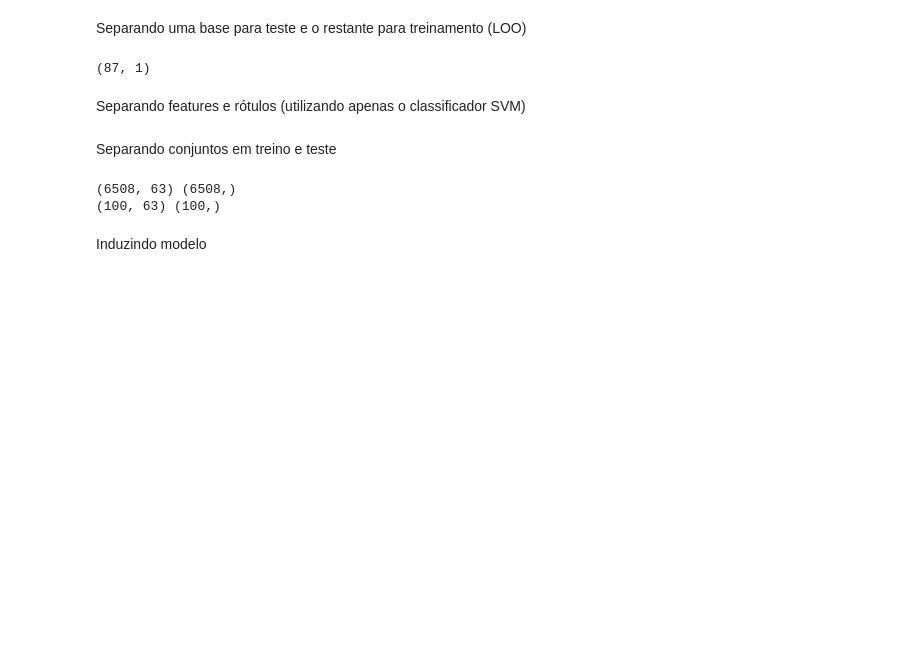
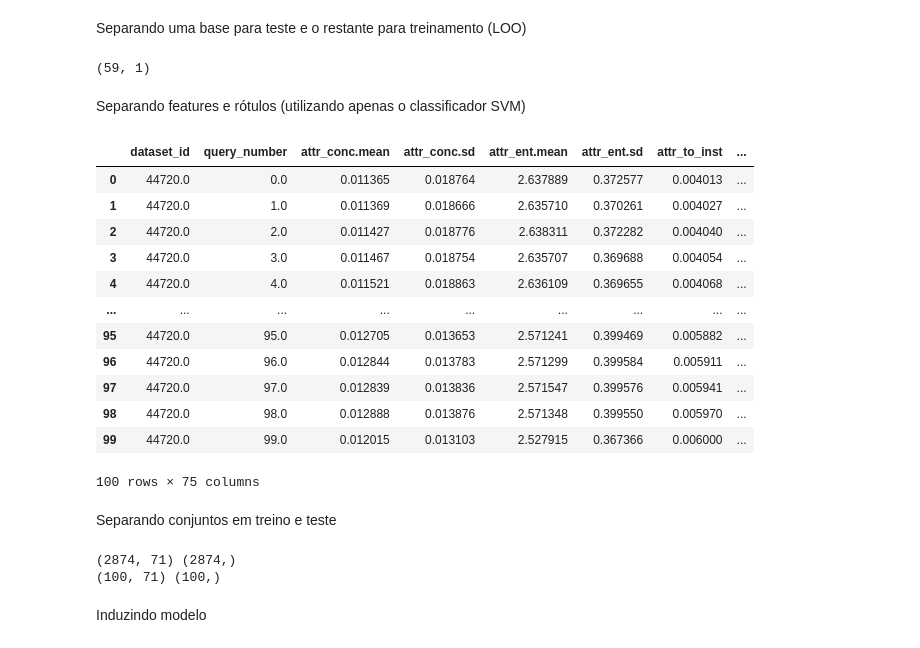
Before and after one commit to gscnogueira/meta-active-learning, a Jupyter notebook: notebooks/experiments/meta_strategy.ipynb, the cells around one changed output. Saved outputs shown, nothing was run; the diff lists cells and outputs as text; code cells hidden in the pictures; blank space fills up the shorter version.

```diff
--- a/notebooks/experiments/meta_strategy.ipynb
+++ b/notebooks/experiments/meta_strategy.ipynb
@@ -48,7 +48,7 @@ metabase.to_csv('metabase.csv')
 # %% [markdown]
 ## Treinamento de Meta-Modelo
 # %%
-meta_base =  pd.read_csv('metabase.csv', index_col=['dataset', 'estimator', 'query_index'])
+meta_base =  pd.read_csv('metabase.csv', index_col=['dataset_id', 'estimator', 'query_number'])
 # %% [markdown]
 Substituindo valores infinitos por `np.nan`
 # %%
@@ -61,26 +61,42 @@ test_index = meta_base.index.levels[0][-1:]
 
 len(train_index), len(test_index)
 # %% [output]
-(87, 1)
+(59, 1)
 # %% [markdown]
 Separando features e rótulos (utilizando apenas o classificador SVM)
 # %%
 train_data = meta_base.loc[train_index].xs("SVC", level='estimator').reset_index()
 test_data = meta_base.loc[test_index].xs("SVC", level='estimator').reset_index()
+# %%
+test_data
+# %% [output]
+|  | dataset_id | query_number | attr_conc.mean | attr_conc.sd | attr_ent.mean | attr_ent.sd | attr_to_inst | ... |
+| 0 | 44720.0 | 0.0 | 0.011365 | 0.018764 | 2.637889 | 0.372577 | 0.004013 | ... |
+| 1 | 44720.0 | 1.0 | 0.011369 | 0.018666 | 2.635710 | 0.370261 | 0.004027 | ... |
+| 2 | 44720.0 | 2.0 | 0.011427 | 0.018776 | 2.638311 | 0.372282 | 0.004040 | ... |
+| 3 | 44720.0 | 3.0 | 0.011467 | 0.018754 | 2.635707 | 0.369688 | 0.004054 | ... |
+| 4 | 44720.0 | 4.0 | 0.011521 | 0.018863 | 2.636109 | 0.369655 | 0.004068 | ... |
+| ... | ... | ... | ... | ... | ... | ... | ... | ... |
+| 95 | 44720.0 | 95.0 | 0.012705 | 0.013653 | 2.571241 | 0.399469 | 0.005882 | ... |
+| 96 | 44720.0 | 96.0 | 0.012844 | 0.013783 | 2.571299 | 0.399584 | 0.005911 | ... |
+| 97 | 44720.0 | 97.0 | 0.012839 | 0.013836 | 2.571547 | 0.399576 | 0.005941 | ... |
+| 98 | 44720.0 | 98.0 | 0.012888 | 0.013876 | 2.571348 | 0.399550 | 0.005970 | ... |
+| 99 | 44720.0 | 99.0 | 0.012015 | 0.013103 | 2.527915 | 0.367366 | 0.006000 | ... |
+100 rows × 75 columns
 # %% [markdown]
 Separando conjuntos em treino e teste
 # %%
-X_train = train_data.drop(columns=['dataset', 'query-strategy', 'query_index'])
-y_train = train_data['query-strategy']
+X_train = train_data.drop(columns=['dataset_id', 'best_strategy', 'best_score', 'query_number'])
+y_train = train_data['best_strategy']
 
-X_test = test_data.drop(columns=['dataset', 'query-strategy', 'query_index'])
-y_test = test_data['query-strategy']
+X_test = test_data.drop(columns=['dataset_id', 'best_strategy', 'best_score', 'query_number'])
+y_test = test_data['best_strategy']
 
 print(X_train.shape, y_train.shape)
 print(X_test.shape, y_test.shape)
 # %% [output]
-(6508, 63) (6508,)
-(100, 63) (100,)
+(2874, 71) (2874,)
+(100, 71) (100,)
 # %% [markdown]
 Induzindo modelo
 # %%
```
Also changed, not shown: parts of 3 cells of this notebook.
